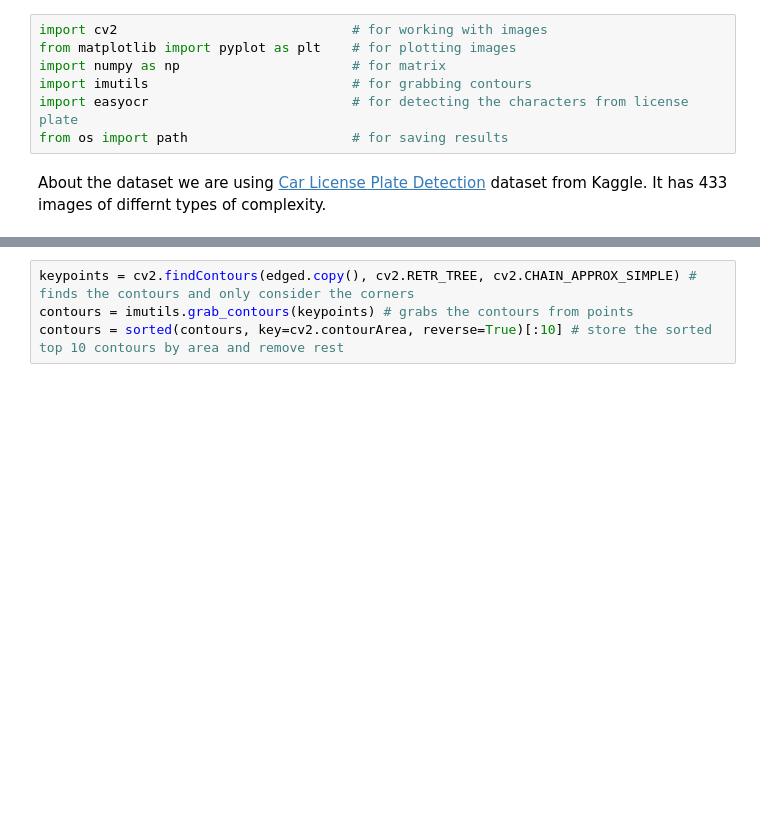
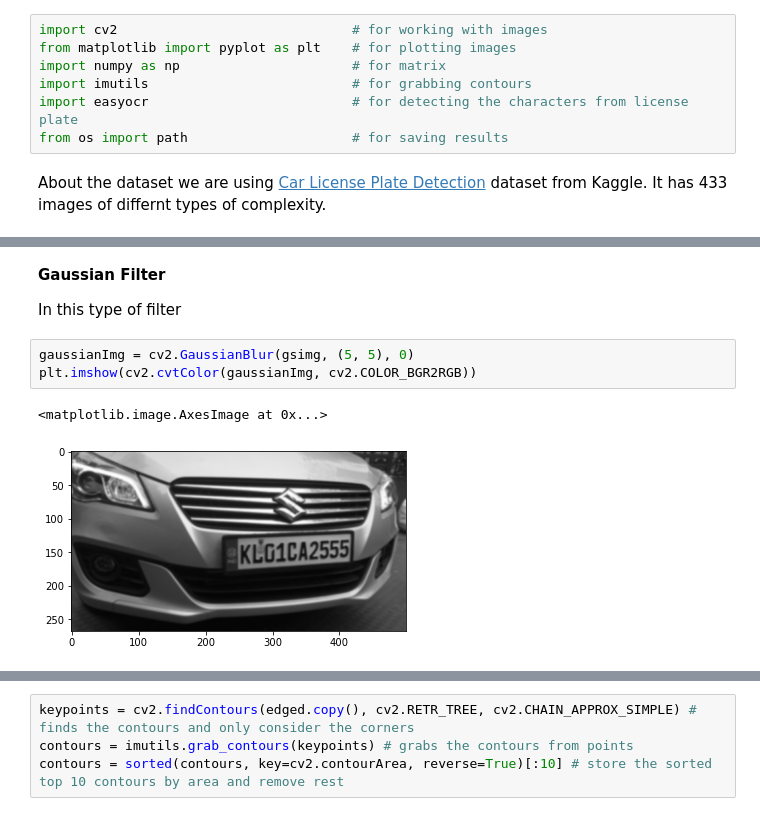
Before and after one commit to somesh-banerjee/Vehicle-Number-Plate-Detection, a Jupyter notebook: NumberPlateDetection.ipynb, the cells around one changed output, grey strips where cells are left out. Drawn from its saved outputs; the diff is of its cells as text; blank space fills up the shorter version.

```diff
--- a/NumberPlateDetection.ipynb
+++ b/NumberPlateDetection.ipynb
@@ -16,0 +56,10 @@ plt.imshow(cv2.cvtColor(gsimg, cv2.COLOR_BGR2RGB)) # plot image
+# %% [markdown]
+**Gaussian Filter**
+
+In this type of filter
+# %%
+gaussianImg = cv2.GaussianBlur(gsimg, (5, 5), 0)
+plt.imshow(cv2.cvtColor(gaussianImg, cv2.COLOR_BGR2RGB))
+# %% [output]
+<matplotlib.image.AxesImage at 0x...>
+[figure, added]
```
Also changed, not shown: parts of 22 cells of this notebook.
